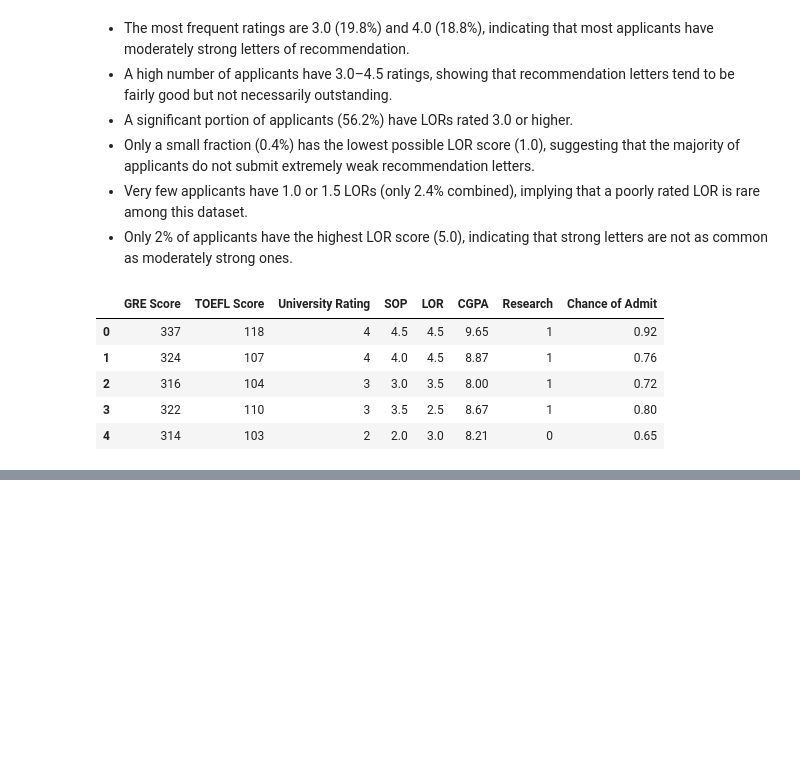
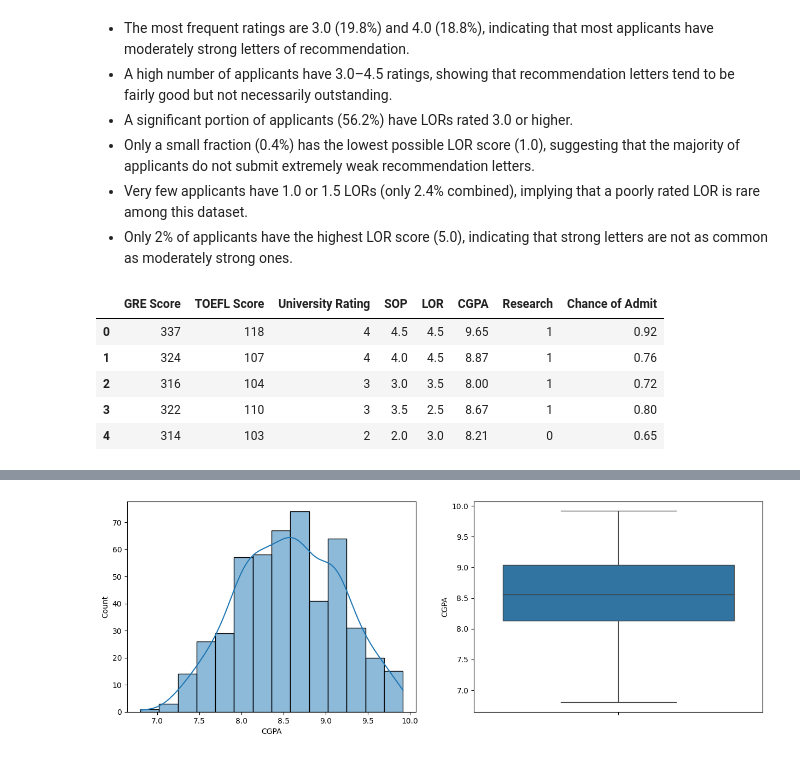
Before and after one commit to IshanSarkar/Education_Administration_Programs-Linear_Regression, a Jupyter notebook: python notebook/eap_lr.ipynb, the cells around one changed output, grey strips where cells are left out. Cells and saved outputs as stored; diff of their text form; code cells hidden in the pictures; blank space fills up the shorter version.

```diff
--- a/python notebook/eap_lr.ipynb
+++ b/python notebook/eap_lr.ipynb
@@ -327,0 +361,8 @@ df.head()
+# %%
+plt.figure(figsize=(15, 5))
+plt.subplot(1, 2, 1)
+sns.histplot(df['CGPA'], kde=True)
+plt.subplot(1, 2, 2)
+sns.boxplot(df['CGPA']);
+# %% [output]
+[figure, added]
```
Also changed, not shown: parts of 45 cells of this notebook.
